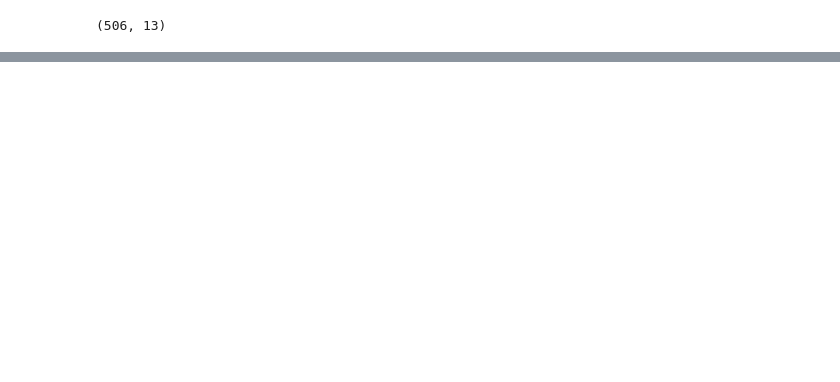
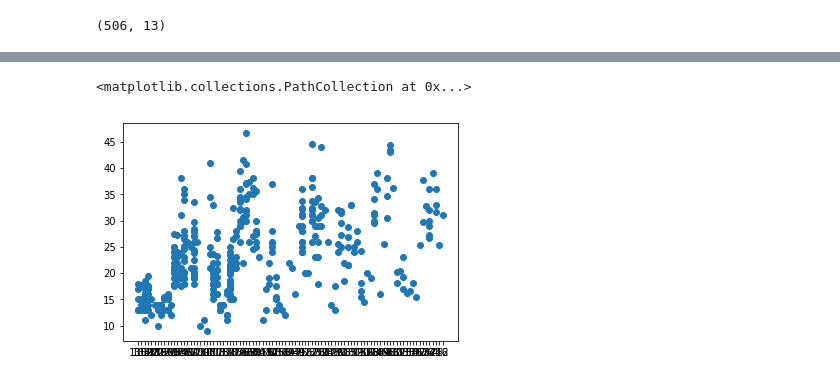
Before and after one commit to junyanyao/ISLR_Python, a Jupyter notebook: Ch3 Linear Regression.ipynb, the cells around one changed output, grey strips where cells are left out. Drawn from its saved outputs; the diff is of its cells as text; code cells hidden in the pictures; blank space fills up the shorter version.

```diff
--- a/Ch3 Linear Regression.ipynb
+++ b/Ch3 Linear Regression.ipynb
@@ -50,0 +154,8 @@ print(tmp.coef_)
+# %%
+plt.scatter(x_auto, y_auto)
+#auto_newx= np.array([60,200])
+#auto_newline = auto_newx * auto_beta1+ auto_beta0
+#plt.plot(auto_newline, color= 'red', linewidth =3)
+# %% [output]
+<matplotlib.collections.PathCollection at 0x...>
+[figure, added]
```
Also changed, not shown: parts of 20 cells of this notebook.
